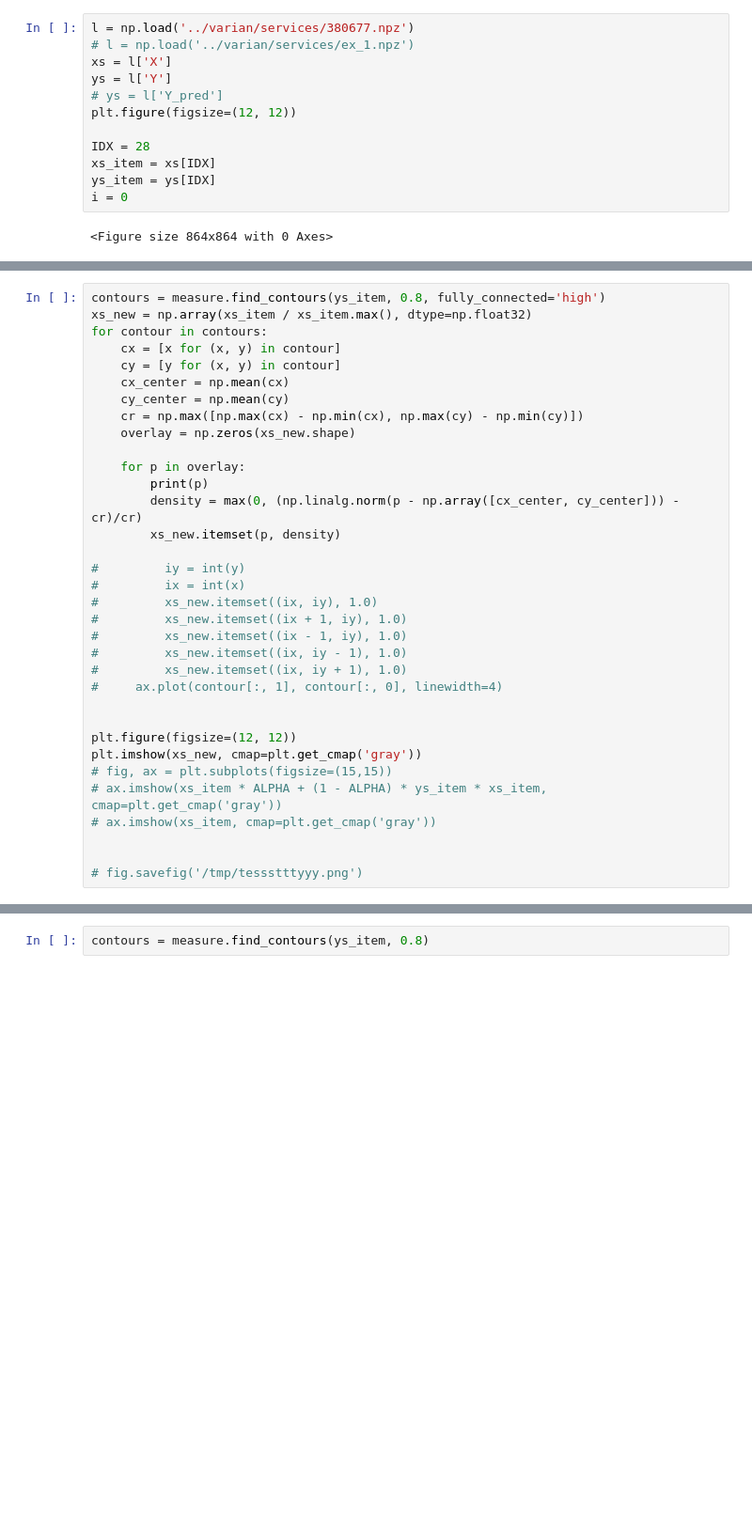
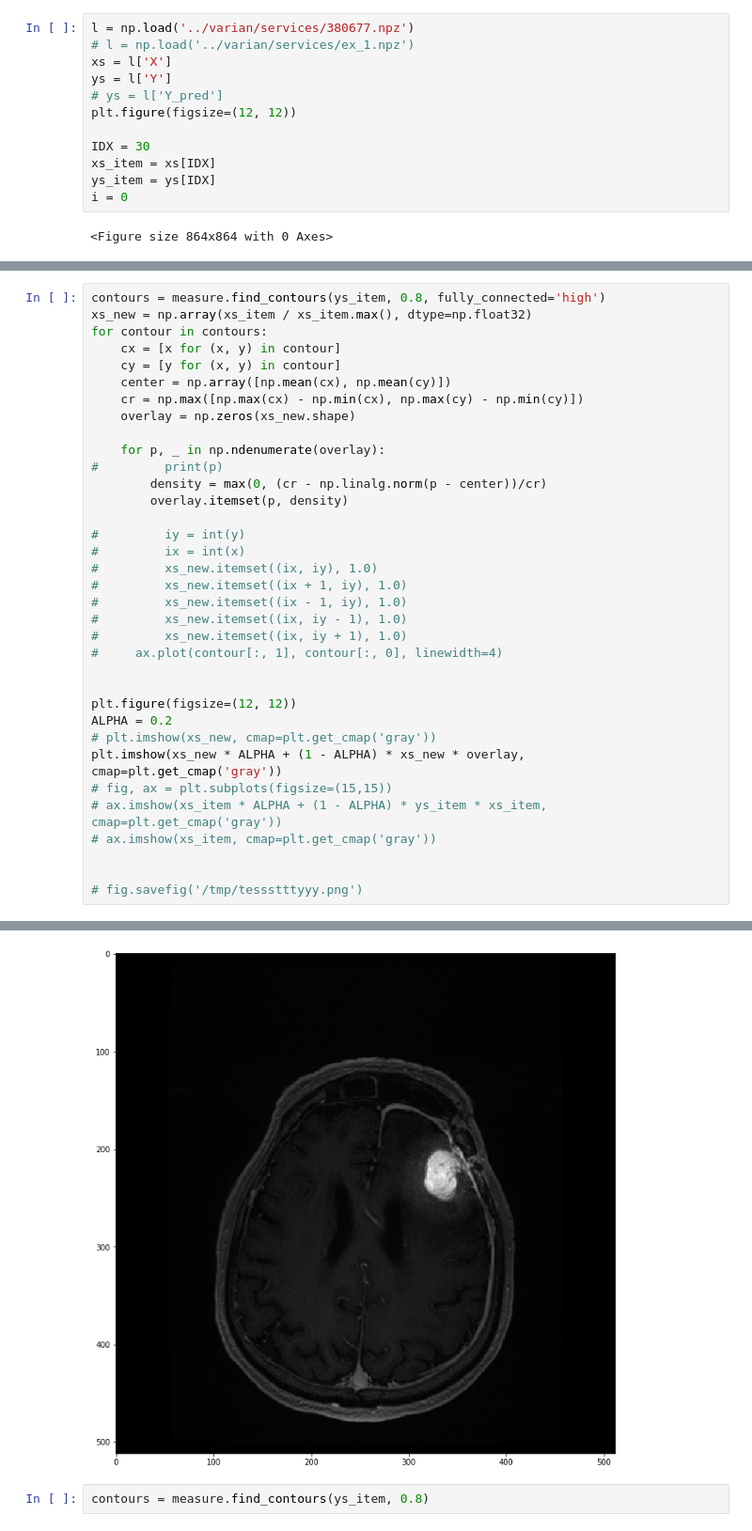
Before and after one commit to strawberrypie/varian-challenge, a Jupyter notebook: notebooks/Beauty.ipynb, the cells around one changed output, grey strips where cells are left out. Shown at 94% size. Cells and saved outputs as stored; diff of their text form; blank space fills up the shorter version.

Commit message:
new visualization

```diff
--- a/notebooks/Beauty.ipynb
+++ b/notebooks/Beauty.ipynb
@@ -10,7 +10,7 @@ ys = l['Y']
 # ys = l['Y_pred']
 plt.figure(figsize=(12, 12))
 
-IDX = 28
+IDX = 30
 xs_item = xs[IDX]
 ys_item = ys[IDX]
 i = 0
@@ -25,15 +25,14 @@ xs_new = np.array(xs_item / xs_item.max(), dtype=np.float32)
 for contour in contours:
     cx = [x for (x, y) in contour]
     cy = [y for (x, y) in contour]
-    cx_center = np.mean(cx)
-    cy_center = np.mean(cy)
+    center = np.array([np.mean(cx), np.mean(cy)])
     cr = np.max([np.max(cx) - np.min(cx), np.max(cy) - np.min(cy)])
     overlay = np.zeros(xs_new.shape)
 
-    for p in overlay:
-        print(p)
-        density = max(0, (np.linalg.norm(p - np.array([cx_center, cy_center])) - cr)/cr)
-        xs_new.itemset(p, density)
+    for p, _ in np.ndenumerate(overlay):
+#         print(p)
+        density = max(0, (cr - np.linalg.norm(p - center))/cr)
+        overlay.itemset(p, density)
 
 #         iy = int(y)
 #         ix = int(x)
@@ -46,7 +45,9 @@ for contour in contours:
 
 
 plt.figure(figsize=(12, 12))
-plt.imshow(xs_new, cmap=plt.get_cmap('gray'))
+ALPHA = 0.2
+# plt.imshow(xs_new, cmap=plt.get_cmap('gray'))
+plt.imshow(xs_new * ALPHA + (1 - ALPHA) * xs_new * overlay, cmap=plt.get_cmap('gray'))
 # fig, ax = plt.subplots(figsize=(15,15))
 # ax.imshow(xs_item * ALPHA + (1 - ALPHA) * ys_item * xs_item, cmap=plt.get_cmap('gray'))
 # ax.imshow(xs_item, cmap=plt.get_cmap('gray'))
@@ -75,3 +59,4 @@ ValueError: operands could not be broadcast together with shapes (512,) (2,)
+[figure, added]
 # %%
 contours = measure.find_contours(ys_item, 0.8)
 # %%
```
Also changed, not shown: parts of 2 cells of this notebook, 1 other file.
